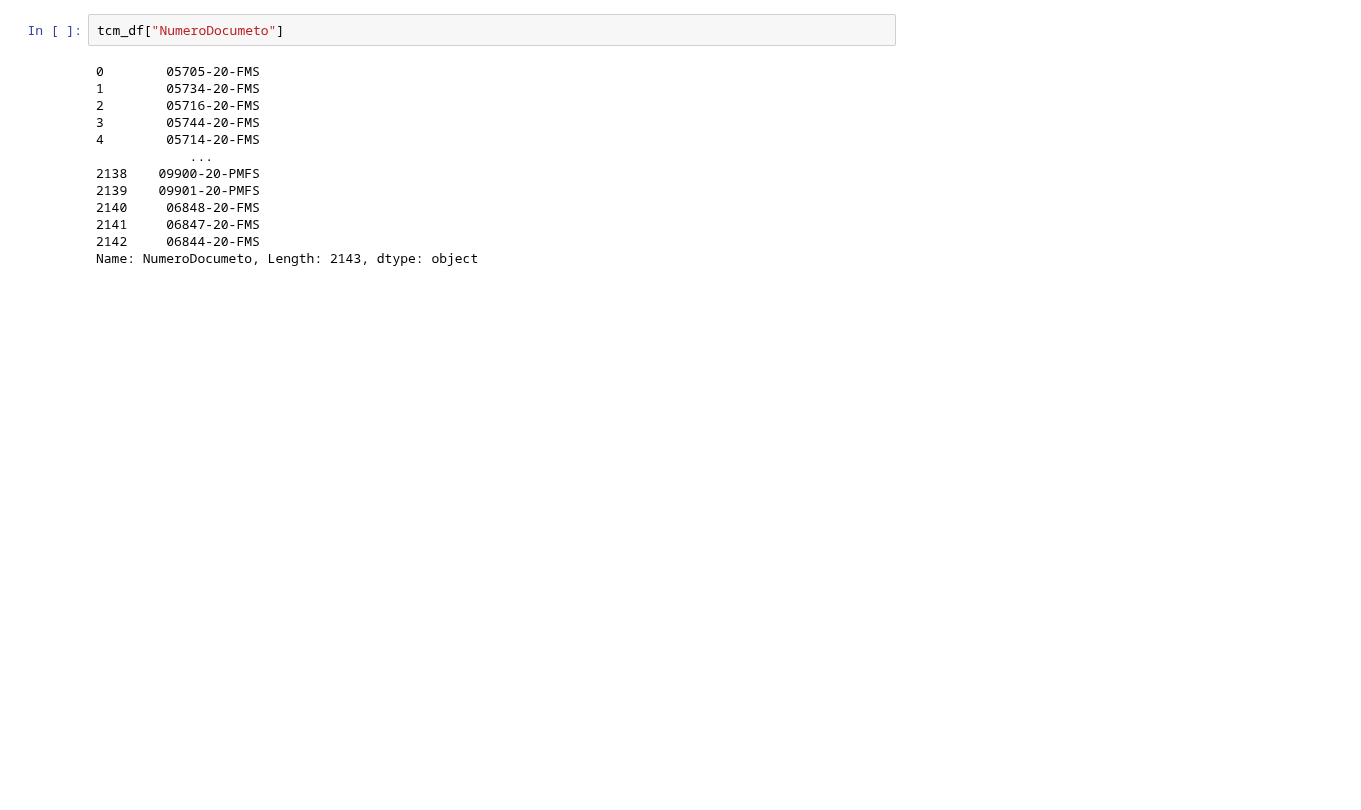
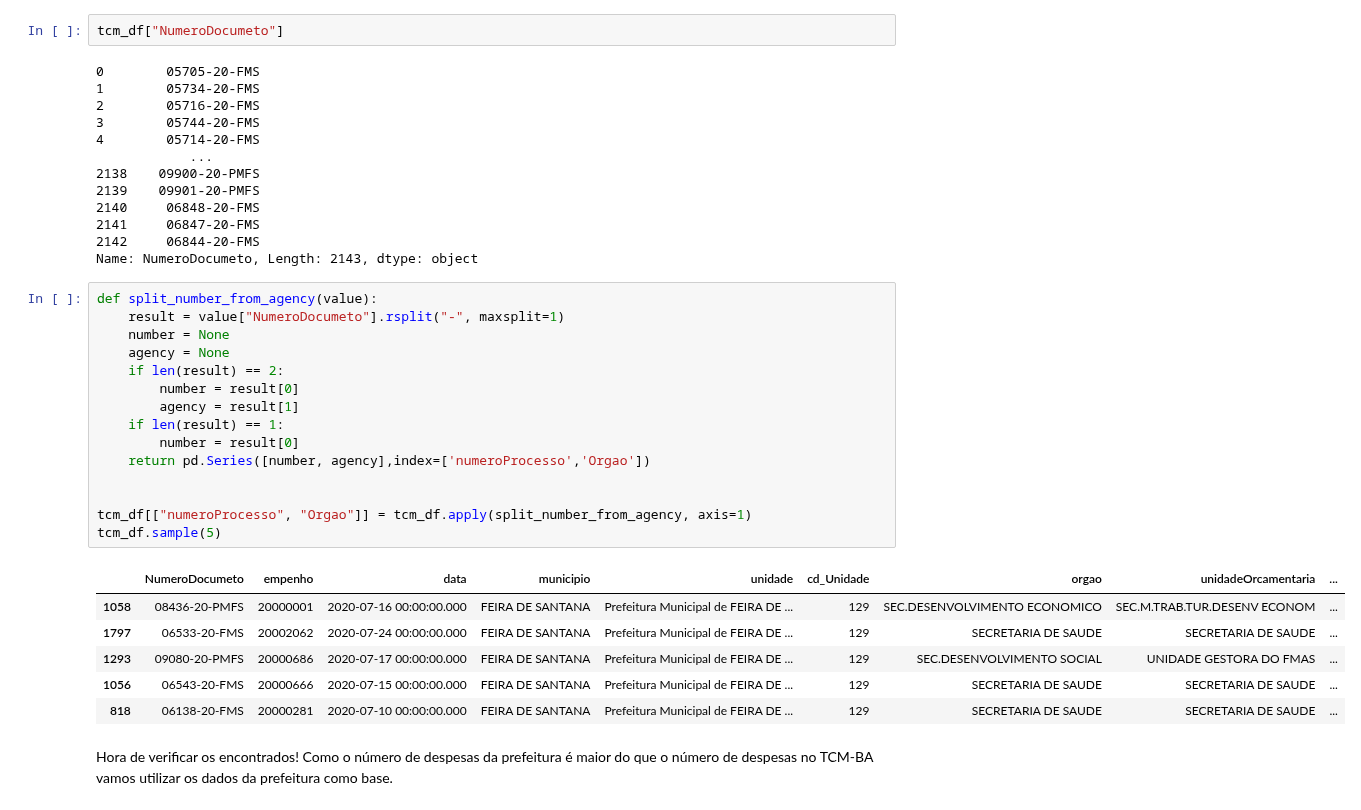
Before and after one commit to DadosAbertosDeFeira/analises, a Jupyter notebook: analysis/2020-12-01-anapaulagomes-consistencia-dos-dados.ipynb, the cells around one changed output. Drawn from its saved outputs; the diff is of its cells as text; blank space fills up the shorter version.

Commit message:
Explora como dar match nas despesas

```diff
--- a/analysis/2020-12-01-anapaulagomes-consistencia-dos-dados.ipynb
+++ b/analysis/2020-12-01-anapaulagomes-consistencia-dos-dados.ipynb
@@ -110,3 +116,28 @@ tcm_df["NumeroDocumeto"]
 2141     06847-20-FMS
 2142     06844-20-FMS
 Name: NumeroDocumeto, Length: 2143, dtype: object
+# %%
+def split_number_from_agency(value):
+    result = value["NumeroDocumeto"].rsplit("-", maxsplit=1)
+    number = None
+    agency = None
+    if len(result) == 2:
+        number = result[0]
+        agency = result[1]
+    if len(result) == 1:
+        number = result[0]
+    return pd.Series([number, agency],index=['numeroProcesso','Orgao'])
+
+
+tcm_df[["numeroProcesso", "Orgao"]] = tcm_df.apply(split_number_from_agency, axis=1)
+tcm_df.sample(5)
+# %% [output]
+|  | NumeroDocumeto | empenho | data | municipio | unidade | cd_Unidade | orgao | unidadeOrcamentaria | ... |
+| 1058 | 08436-20-PMFS | 20000001 | 2020-07-16 00:00:00.000 | FEIRA DE SANTANA | Prefeitura Municipal de FEIRA DE ... | 129 | SEC.DESENVOLVIMENTO ECONOMICO | SEC.M.TRAB.TUR.DESENV ECONOM | ... |
+| 1797 | 06533-20-FMS | 20002062 | 2020-07-24 00:00:00.000 | FEIRA DE SANTANA | Prefeitura Municipal de FEIRA DE ... | 129 | SECRETARIA DE SAUDE | SECRETARIA DE SAUDE | ... |
+| 1293 | 09080-20-PMFS | 20000686 | 2020-07-17 00:00:00.000 | FEIRA DE SANTANA | Prefeitura Municipal de FEIRA DE ... | 129 | SEC.DESENVOLVIMENTO SOCIAL | UNIDADE GESTORA DO FMAS | ... |
+| 1056 | 06543-20-FMS | 20000666 | 2020-07-15 00:00:00.000 | FEIRA DE SANTANA | Prefeitura Municipal de FEIRA DE ... | 129 | SECRETARIA DE SAUDE | SECRETARIA DE SAUDE | ... |
+| 818 | 06138-20-FMS | 20000281 | 2020-07-10 00:00:00.000 | FEIRA DE SANTANA | Prefeitura Municipal de FEIRA DE ... | 129 | SECRETARIA DE SAUDE | SECRETARIA DE SAUDE | ... |
+# %% [markdown]
+Hora de verificar os encontrados! Como o número de despesas da prefeitura é maior do que
+o número de despesas no TCM-BA vamos utilizar os dados da prefeitura como base.
```
Also changed, not shown: parts of 14 cells of this notebook, 1 other file.
